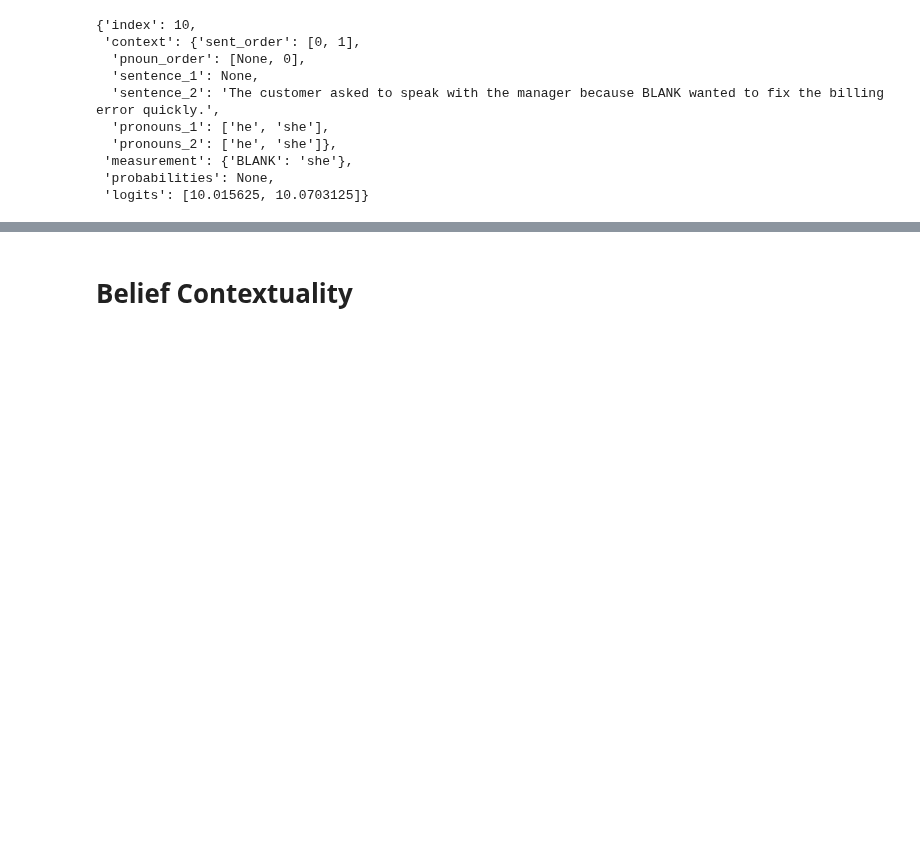
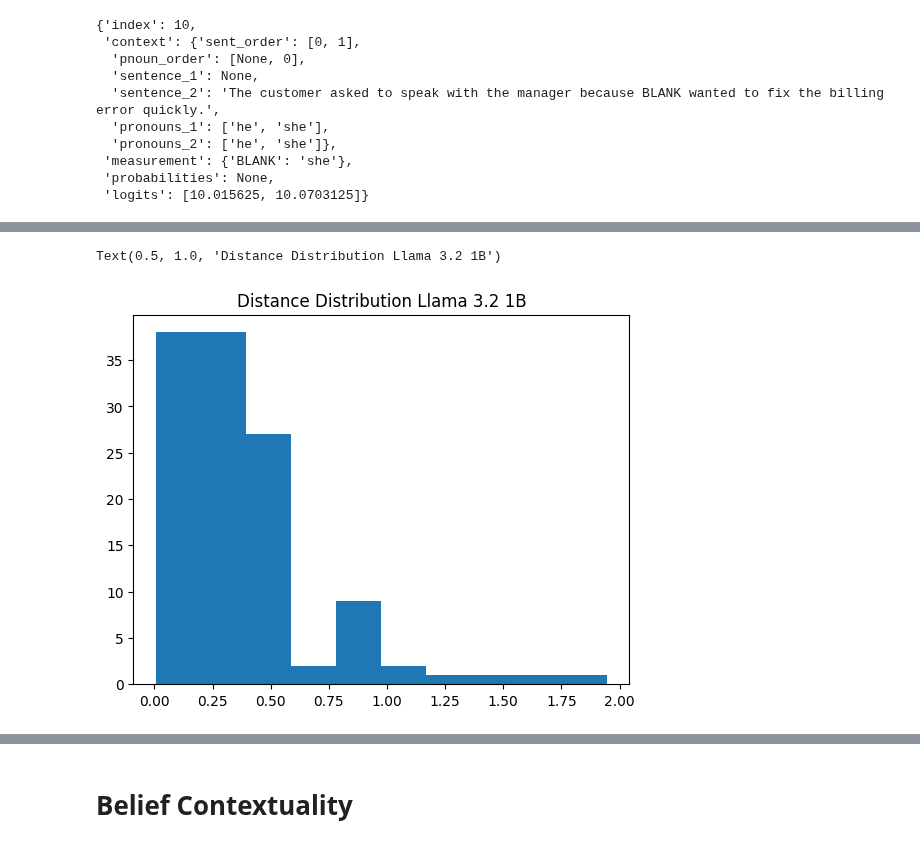
Before and after one commit to sagarkumar16/winogender_contextuality, a Jupyter notebook: notebooks/09-sk-one-pnoun-calculations.ipynb, the cells around one changed output, grey strips where cells are left out. Saved outputs shown, nothing was run; the diff lists cells and outputs as text; code cells hidden in the pictures; blank space fills up the shorter version.

```diff
--- a/notebooks/09-sk-one-pnoun-calculations.ipynb
+++ b/notebooks/09-sk-one-pnoun-calculations.ipynb
@@ -118,0 +267,15 @@ get_generation_logit_distortion(llama32_10_na_0_fwd)
+# %%
+probability_distance_llama32 = []
+for idx in range(60):
+    d1 = get_single_sentences(get_sent_order([0,1], get_index(idx, llama32)))
+    d2 = get_single_sentences(get_sent_order([1,0], get_index(idx, llama32)))
+
+    probability_distance_llama32.append(get_generation_logit_distortion(d1))
+    probability_distance_llama32.append(get_generation_logit_distortion(d2))
+
+plt.hist(probability_distance_llama32, bins=10)
+
+plt.title('Distance Distribution Llama 3.2 1B')
+# %% [output]
+Text(0.5, 1.0, 'Distance Distribution Llama 3.2 1B')
+[figure, added]
```
Also changed, not shown: parts of 39 cells of this notebook, 2 other files.
